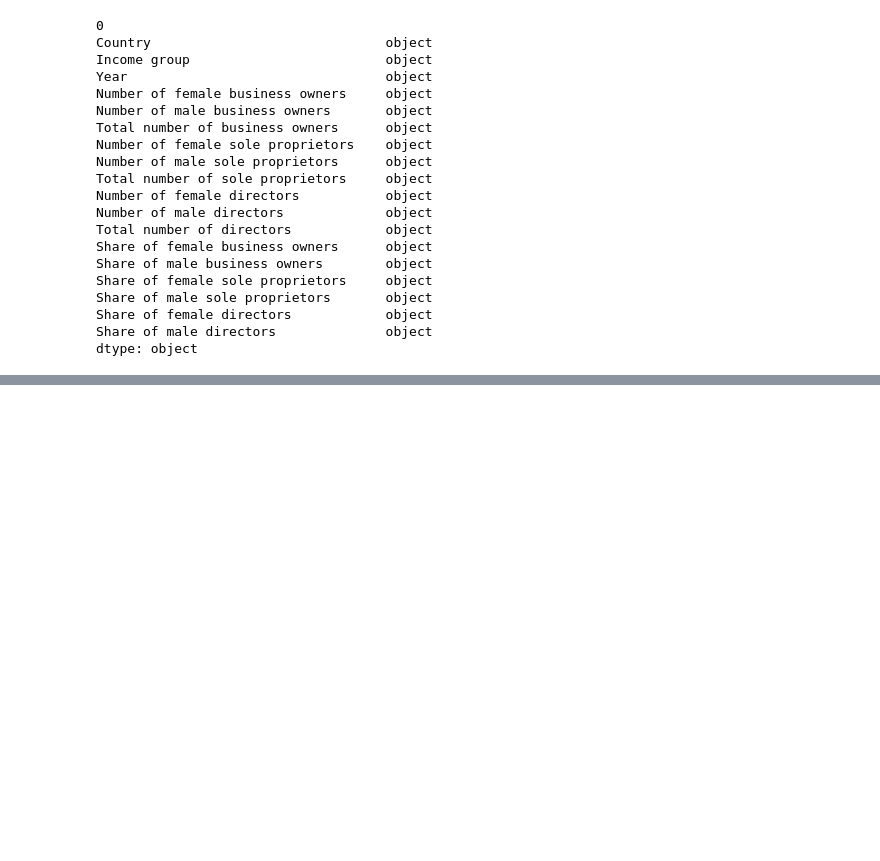
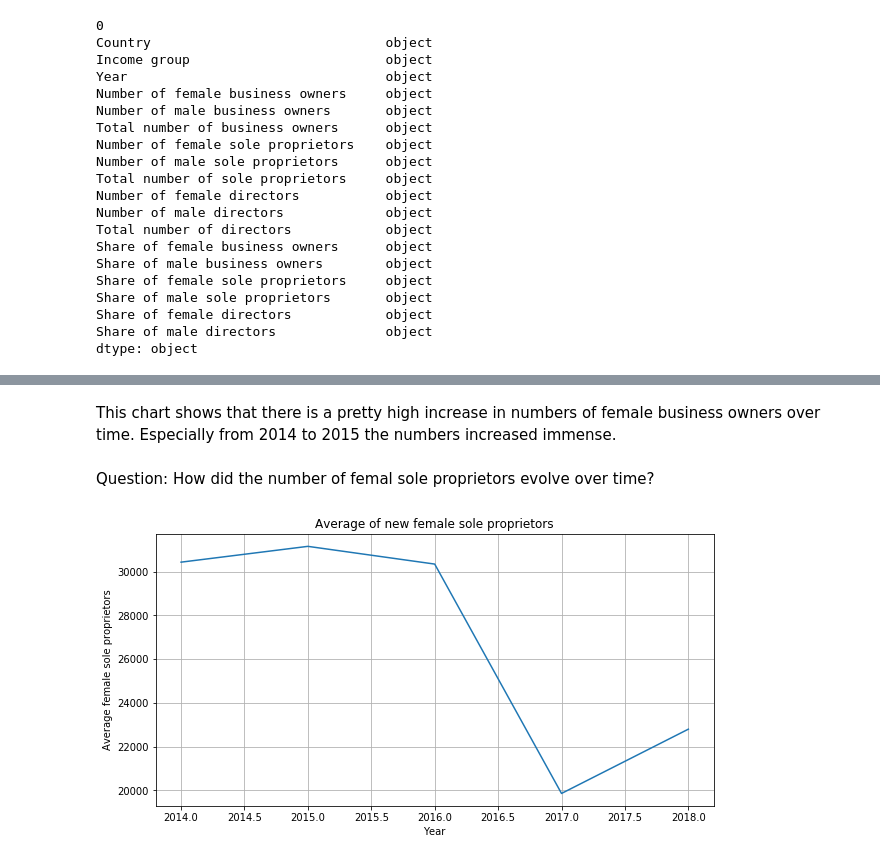
Before and after one commit to sabrinabluhm/femaleEntrepreneurship, a Jupyter notebook: Data/World Bank data - cleaning and analyzing.ipynb, the cells around one changed output, grey strips where cells are left out. Saved outputs shown, nothing was run; the diff lists cells and outputs as text; code cells hidden in the pictures; blank space fills up the shorter version.

```diff
--- a/Data/World Bank data - cleaning and analyzing.ipynb
+++ b/Data/World Bank data - cleaning and analyzing.ipynb
@@ -312,0 +428,28 @@ plt.show()
+# %% [markdown]
+This chart shows that there is a pretty high increase in numbers of female business owners over time. Especially from 2014 to 2015 the numbers increased immense.
+# %% [markdown]
+Question: How did the number of femal sole proprietors evolve over time?
+# %%
+# filter the data
+avgFemaleSoleProprietors = []
+years = []
+
+for year in range(2014, 2019, 1):
+    result = worldbankdata[(worldbankdata.Year == year)]["Number of female sole proprietors"].mean()
+    avgFemaleSoleProprietors.append(result)
+    years.append(year)
+
+#print(avgFemaleSoleProprietors)
+#print(years)
+
+# draw chart
+fig, ax = plt.subplots(figsize=(10, 5))
+ax.plot(years, avgFemaleSoleProprietors)
+
+ax.set(xlabel='Year', ylabel='Average female sole proprietors',
+       title='Average of new female sole proprietors')
+ax.grid()
+
+plt.show()
+# %% [output]
+[figure, added]
```
Also changed, not shown: parts of 30 cells of this notebook, 1 other file.
